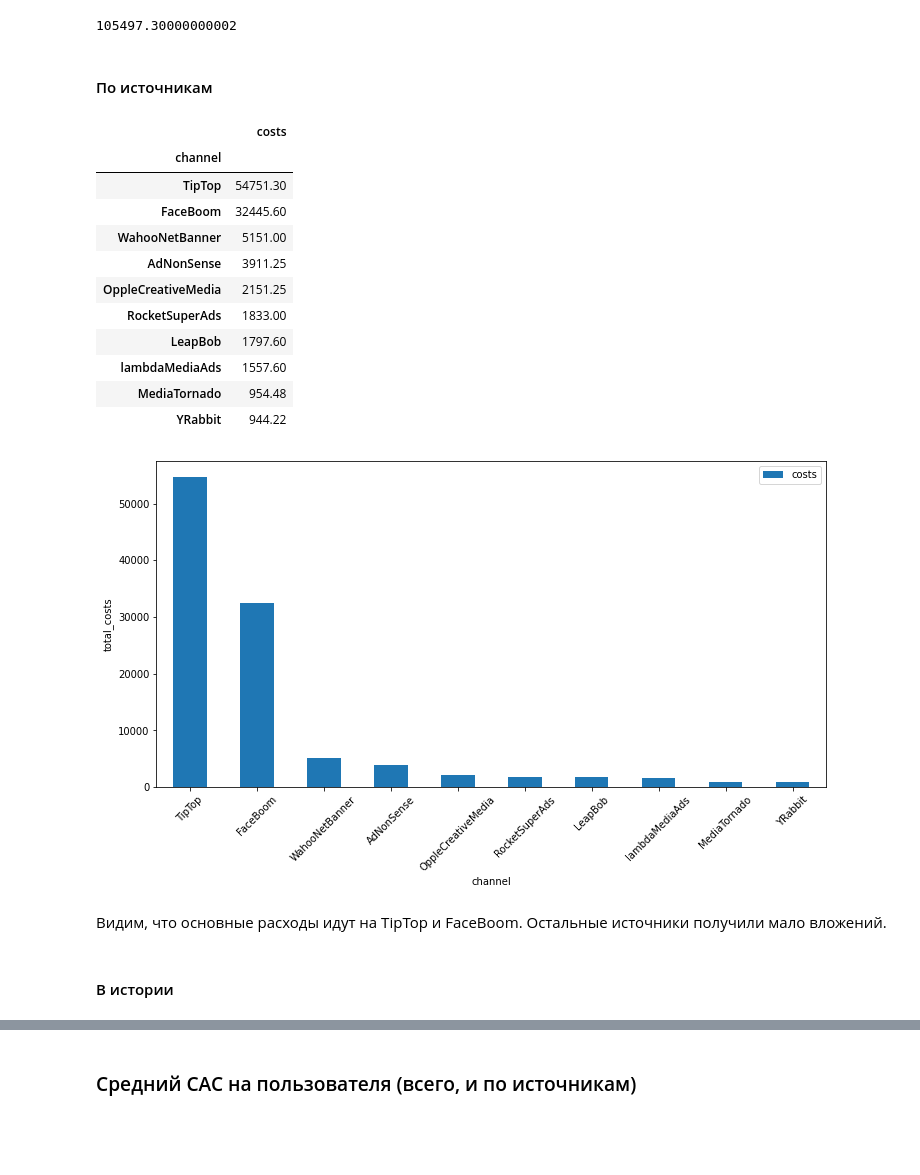
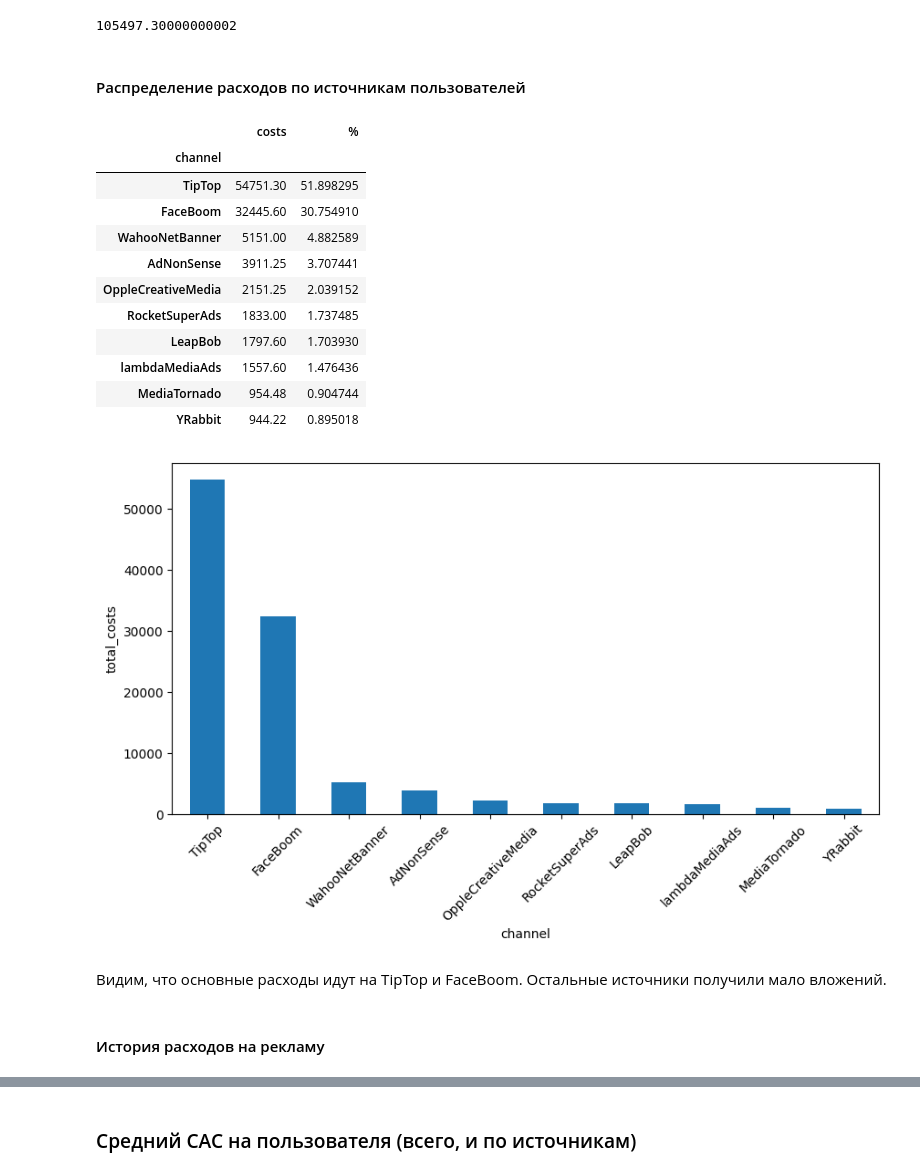
Before and after one commit to okeangel/da_portfolio, a Jupyter notebook: portfolio/week_14_marketing.ipynb, the cells around one changed output, grey strips where cells are left out. Drawn from its saved outputs; the diff is of its cells as text; code cells hidden in the pictures; blank space fills up the shorter version.

```diff
--- a/portfolio/week_14_marketing.ipynb
+++ b/portfolio/week_14_marketing.ipynb
@@ -125,7 +125,7 @@ import seaborn as sns
 # %% [markdown]
 #### Определения констант
 # %%
-FIGSIZE = (12, 6)
+FIGSIZE = (10, 5)
 # %% [markdown]
 #### Определения функций
 
@@ -1103,34 +1101,35 @@ total_costs
 # %% [output]
 105497.30000000002
 # %% [markdown]
-#### По источникам
+#### Распределение расходов по источникам пользователей
 # %%
 channel_costs = (
     costs.groupby('channel')
     .agg({'costs': 'sum'})
     .sort_values('costs', ascending=False)
 )
+channel_costs['%'] = channel_costs['costs'] / total_costs * 100
+
 display(channel_costs)
 
-channel_costs.plot.bar(figsize=FIGSIZE,
-                       ylabel='total_costs',
-                       rot=45)
+channel_costs['costs'].plot.bar(
+    figsize=FIGSIZE, ylabel='total_costs', rot=45)
 plt.show()
 # %% [output]
-|  | costs |
-| channel |  |
-| TipTop | 54751.30 |
-| FaceBoom | 32445.60 |
-| WahooNetBanner | 5151.00 |
-| AdNonSense | 3911.25 |
-| OppleCreativeMedia | 2151.25 |
-| RocketSuperAds | 1833.00 |
-| LeapBob | 1797.60 |
-| lambdaMediaAds | 1557.60 |
-| MediaTornado | 954.48 |
-| YRabbit | 944.22 |
+|  | costs | % |
+| channel |  |  |
+| TipTop | 54751.30 | 51.898295 |
+| FaceBoom | 32445.60 | 30.754910 |
+| WahooNetBanner | 5151.00 | 4.882589 |
+| AdNonSense | 3911.25 | 3.707441 |
+| OppleCreativeMedia | 2151.25 | 2.039152 |
+| RocketSuperAds | 1833.00 | 1.737485 |
+| LeapBob | 1797.60 | 1.703930 |
+| lambdaMediaAds | 1557.60 | 1.476436 |
+| MediaTornado | 954.48 | 0.904744 |
+| YRabbit | 944.22 | 0.895018 |
-[figure, old version]
+[figure, new version]
 # %% [markdown]
 Видим, что основные расходы идут на TipTop и FaceBoom. Остальные источники получили мало вложений.
 # %% [markdown]
-#### В истории
+#### История расходов на рекламу
```
Also changed, not shown: parts of 55 cells of this notebook.
